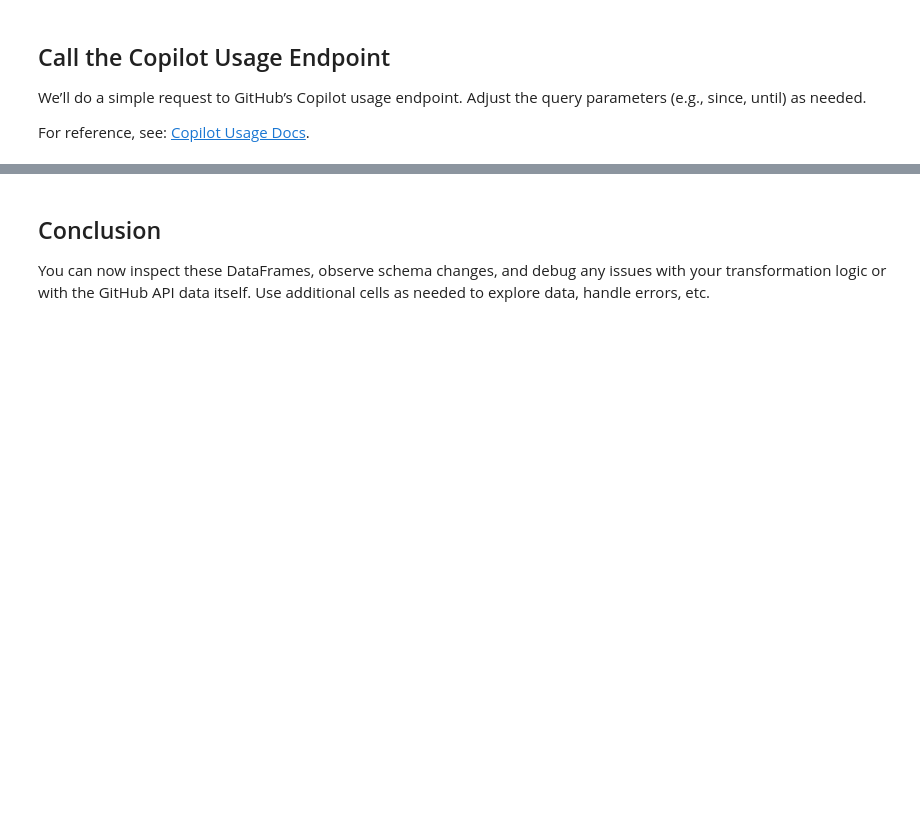
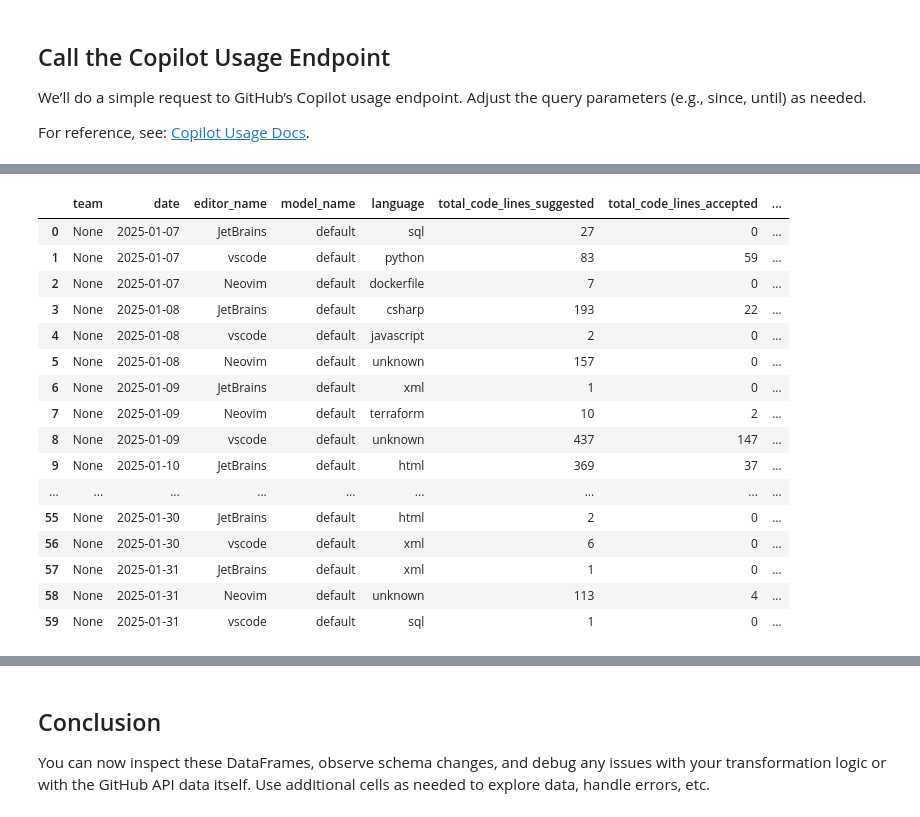
Before and after one commit to devops-opensource/devops-metrics, a Jupyter notebook: notebooks/debug_copilot_usage.ipynb, the cells around one changed output, grey strips where cells are left out. Saved outputs shown, nothing was run; the diff lists cells and outputs as text; code cells hidden in the pictures; blank space fills up the shorter version.

```diff
--- a/notebooks/debug_copilot_usage.ipynb
+++ b/notebooks/debug_copilot_usage.ipynb
@@ -107,0 +183,21 @@ metrics_completition
+# %%
+adapted_metrics_completion_global = copilot_exporter.adapt_metrics_completions_global(global_metrics)
+adapted_metrics_completion_global
+# %% [output]
+|  | team | date | editor_name | model_name | language | total_code_lines_suggested | total_code_lines_accepted | ... |
+| 0 | None | 2025-01-07 | JetBrains | default | sql | 27 | 0 | ... |
+| 1 | None | 2025-01-07 | vscode | default | python | 83 | 59 | ... |
+| 2 | None | 2025-01-07 | Neovim | default | dockerfile | 7 | 0 | ... |
+| 3 | None | 2025-01-08 | JetBrains | default | csharp | 193 | 22 | ... |
+| 4 | None | 2025-01-08 | vscode | default | javascript | 2 | 0 | ... |
+| 5 | None | 2025-01-08 | Neovim | default | unknown | 157 | 0 | ... |
+| 6 | None | 2025-01-09 | JetBrains | default | xml | 1 | 0 | ... |
+| 7 | None | 2025-01-09 | Neovim | default | terraform | 10 | 2 | ... |
+| 8 | None | 2025-01-09 | vscode | default | unknown | 437 | 147 | ... |
+| 9 | None | 2025-01-10 | JetBrains | default | html | 369 | 37 | ... |
+| ... | ... | ... | ... | ... | ... | ... | ... | ... |
+| 55 | None | 2025-01-30 | JetBrains | default | html | 2 | 0 | ... |
+| 56 | None | 2025-01-30 | vscode | default | xml | 6 | 0 | ... |
+| 57 | None | 2025-01-31 | JetBrains | default | xml | 1 | 0 | ... |
+| 58 | None | 2025-01-31 | Neovim | default | unknown | 113 | 4 | ... |
+| 59 | None | 2025-01-31 | vscode | default | sql | 1 | 0 | ... |
```
Also changed, not shown: parts of 19 cells of this notebook.
